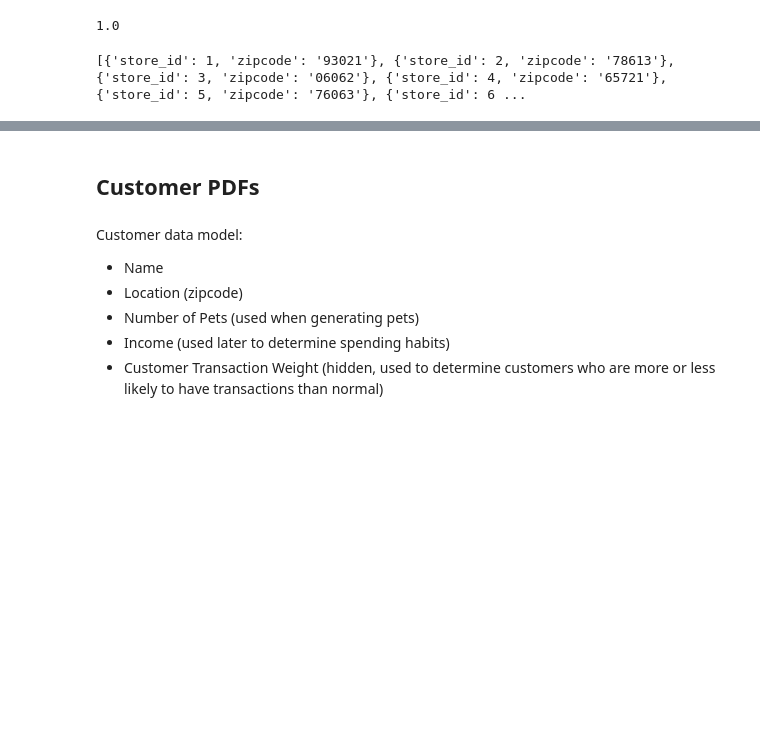
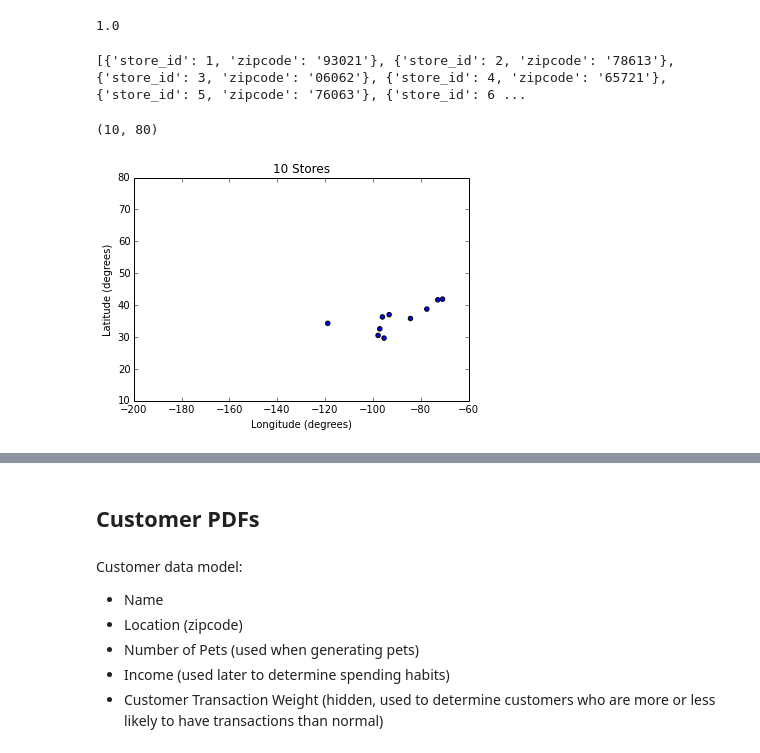
Before and after one commit to rnowling/bigpetstore-data-generator, a Jupyter notebook: notebooks/MonteCarloExample.ipynb, the cells around one changed output, grey strips where cells are left out. Cells and saved outputs as stored; diff of their text form; code cells hidden in the pictures; blank space fills up the shorter version.

```diff
--- a/notebooks/MonteCarloExample.ipynb
+++ b/notebooks/MonteCarloExample.ipynb
@@ -419,3 +419,17 @@ stores_1000 = [store_builder.build() for i in  xrange(1000)]
 print stores_10[:10]
 # %% [output]
 [{'store_id': 1, 'zipcode': '93021'}, {'store_id': 2, 'zipcode': '78613'}, {'store_id': 3, 'zipcode': '06062'}, {'store_id': 4, 'zipcode': '65721'}, {'store_id': 5, 'zipcode': '76063'}, {'store_id': 6 ...
+# %%
+zipcodes_10 = [store["zipcode"] for store in stores_10]
+zipcodes_100 = [store["zipcode"] for store in stores_100]
+zipcodes_1000 = [store["zipcode"] for store in stores_1000]
+# %%
+plt.scatter(lat_long_table.loc[zipcodes_10, "longitude"], lat_long_table.loc[zipcodes_10, "latitude"])
+plt.ylabel("Latitude (degrees)")
+plt.xlabel("Longitude (degrees)")
+plt.title("10 Stores")
+plt.xlim([-200, -60])
+plt.ylim([10, 80])
+# %% [output]
+(10, 80)
+[figure, added]
```
Also changed, not shown: parts of 10 cells of this notebook.
